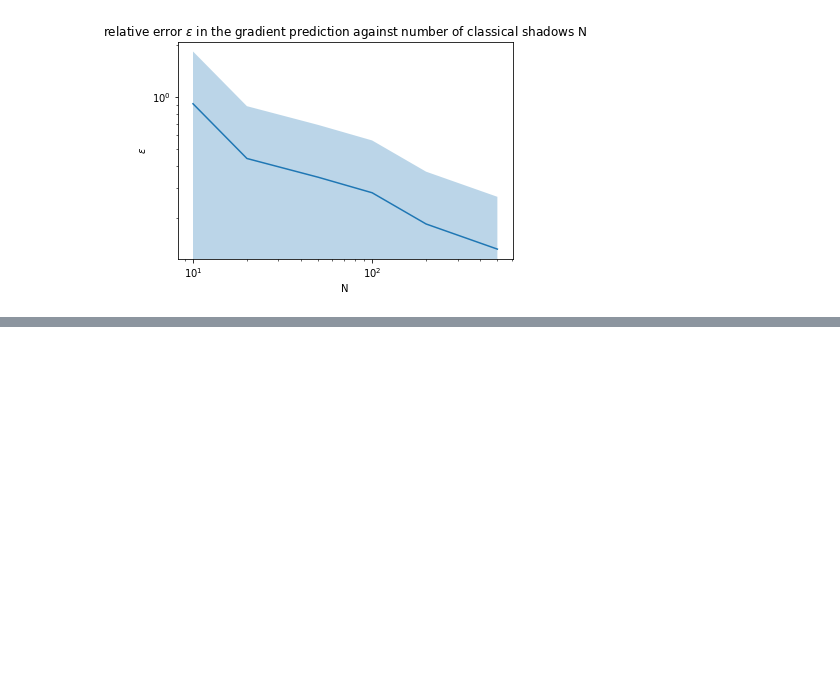
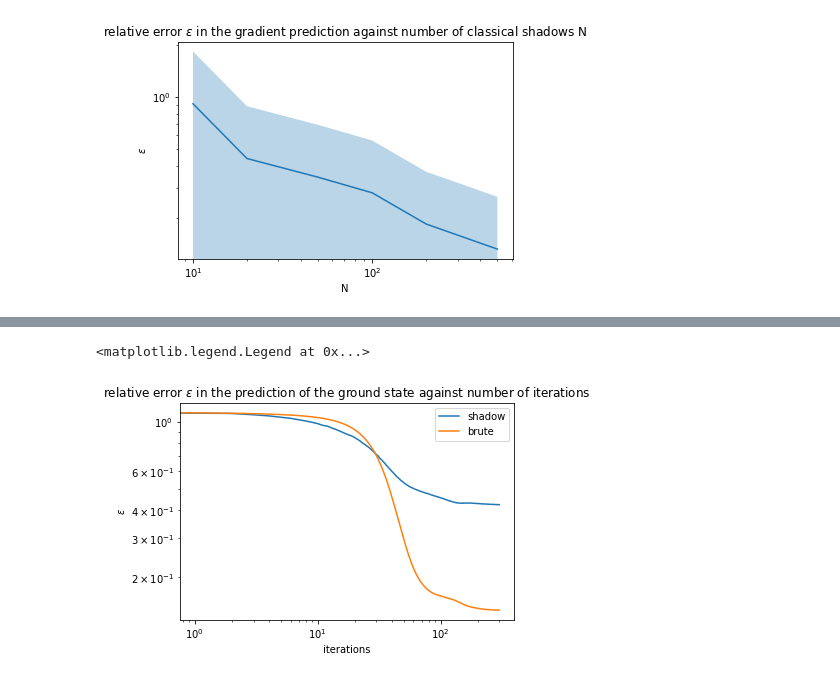
Before and after one commit to LennartBuerger/classical-shadows-for-1d-TFIM-energy-estimation, a Jupyter notebook: display_data/mps_display.ipynb, the cells around one changed output, grey strips where cells are left out. Drawn from its saved outputs; the diff is of its cells as text; code cells hidden in the pictures; blank space fills up the shorter version.

```diff
--- a/display_data/mps_display.ipynb
+++ b/display_data/mps_display.ipynb
@@ -202,26 +230,26 @@ plt.yscale('log')
 # %%
-# now we try to estimate the gradient directly by contracting the mps with hamiltonian
+# now we try to estimate the gradient with classical shadows
 #generate a random tensor list
-qubit_num = 6
-ratio_h_j = 0.1
 bond_dim = 50
 tensor_liste_rand = [pt.rand([1, 2, bond_dim], dtype=pt.cdouble)]
 for idx in range(qubit_num - 2):
     tensor_liste_rand.append(pt.rand([bond_dim, 2, bond_dim], dtype=pt.cdouble))
 tensor_liste_rand.append(pt.rand([bond_dim, 2, 1], dtype=pt.cdouble))
 mps = MPS.from_tensor_list(tensor_liste_rand).normalise()
+mps.canonicalise(qubit_num - 1)
 param_vec = mps.to_param_vec()
 # we only needed this param vec to determine the size of the tensor
 random_param_vec = pt.rand(param_vec.shape[0], dtype=pt.cdouble)
 # %%
-# doing gradient descent using pytorch optimizer
-step_num = 20
-lr = 0.1
+# doing gradient descent using shadows
+step_num = 300
+lr = 0.01
 random_param_vec_shadow = random_param_vec.detach()
 random_param_vec_shadow.requires_grad_(True)
-opt = pt.optim.Adam([random_param_vec_shadow])
-num_of_measurements = 100
-num_of_measurements_per_rot = 1000
+opt = pt.optim.Adam([random_param_vec_shadow], lr=lr)
+num_of_measurements = 2
+num_of_measurements_per_rot = 5000
+meas_method = 'derandomized'
 
 accuracy = np.zeros(step_num)
 for i in range(step_num):
@@ -229,16 +257,16 @@ for i in range(step_num):
     mps.from_param_vec(param_vec=random_param_vec_shadow)
     mps.normalise()
     with pt.no_grad():
-        meas_outcomes, meas_procedure, probs = MPSQuantumState(qubit_num, mps).measurement_shadow(num_of_measurements, num_of_measurements_per_rot)
+        observables = TfimHamiltonianOpenFermion(qubit_num, ratio_h_j, 1, 'open').observables_for_energy_estimation()
+        meas_outcomes, meas_procedure, probs = MPSQuantumState(qubit_num, mps).measurement_shadow(num_of_measurements, num_of_measurements_per_rot, meas_method, observables)
     energies = pt.zeros(len(meas_outcomes))
     for n in range(len(meas_outcomes)):
         probs_direct = MPSQuantumState(qubit_num, mps).rotate_pauli(meas_procedure[n]).prob(pt.tensor(meas_outcomes[n]))
         measurements = conversion_to_prediction_shadow_dict_shape([meas_procedure[n]]*len(meas_outcomes[n]), np.array(meas_outcomes[n]), qubit_num)
-        energies[n] = TfimHamiltonianOpenFermion(qubit_num, ratio_h_j, 1, 'open').energy_shadow_mps_modified(measurements, probs_direct)
+        energies[n] = TfimHamiltonianOpenFermion(qubit_num, ratio_h_j, 1, 'open').energy_shadow_mps_modified(measurements, probs_direct, meas_method)
     energy_shadow = pt.mean(energies)
     energy_shadow.backward()
     accuracy[i] = np.abs(energy_shadow.detach() - energy_brute) / np.abs(energy_brute)
     opt.step()
     print('progress: ' + str(i+1) + ' / ' + str(step_num))
-    print(f'SH E = {energy_shadow}')
     print(f'loss = {accuracy[i]}')
@@ -245,7 +291,12 @@ for i in range(step_num):
 # %%
-plt.plot(np.arange(0, step_num), accuracy)
+plt.plot(np.arange(0, step_num), accuracy, label='shadow')
+plt.plot(np.arange(0, step_num), accuracy_brute, label='brute')
 plt.title('relative error $\epsilon$ in the prediction of the ground state against number of iterations')
-#plt.xscale('log')
+plt.xscale('log')
 plt.yscale('log')
 plt.xlabel('iterations')
 plt.ylabel('$\epsilon$')
+plt.legend()
+# %% [output]
+<matplotlib.legend.Legend at 0x...>
+[figure, added]
```
Also changed, not shown: parts of 16 cells of this notebook, 2 other files.
